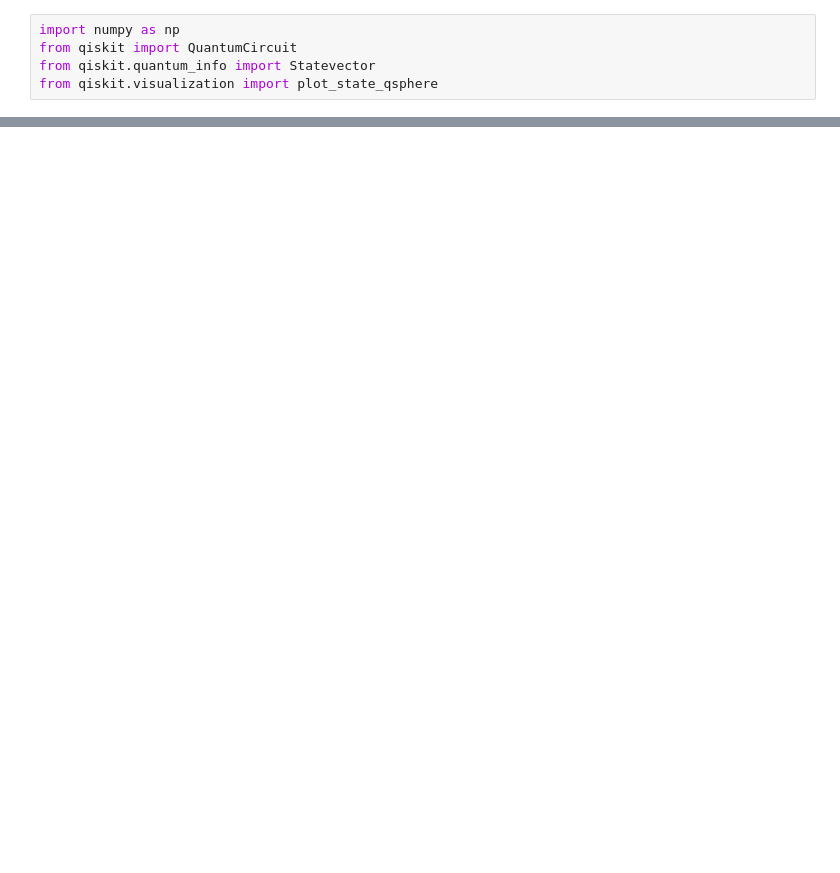
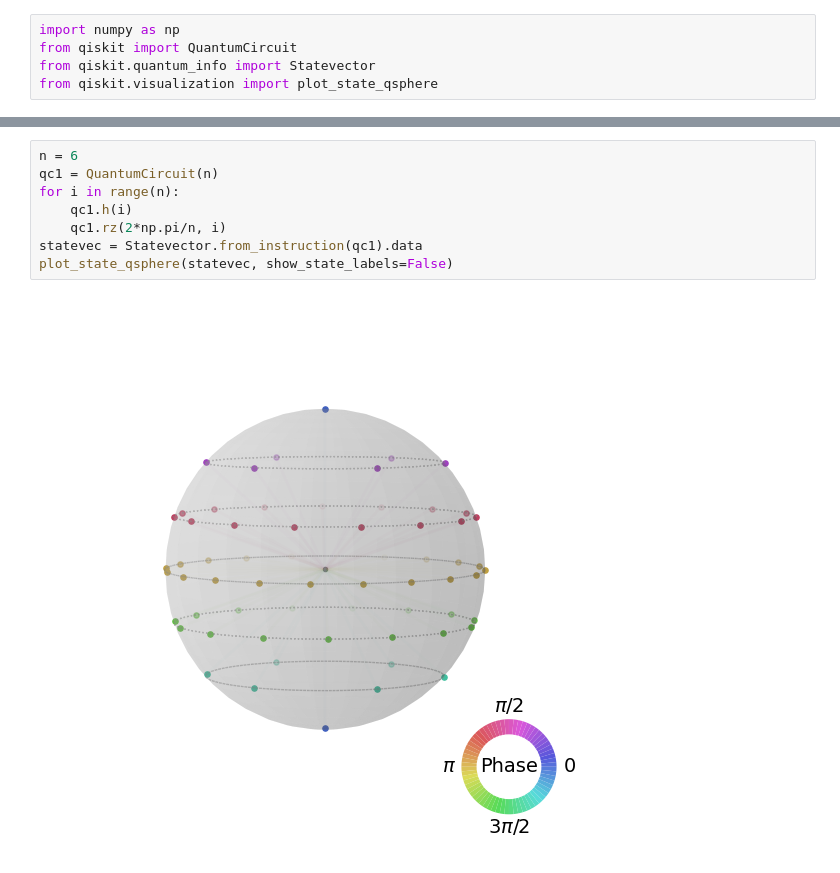
Before and after one commit to vnikonov63/quantum-learning, a Jupyter notebook: Untitled.ipynb, the cells around one changed output, grey strips where cells are left out. Cells and saved outputs as stored; diff of their text form; blank space fills up the shorter version.

```diff
--- a/Untitled.ipynb
+++ b/Untitled.ipynb
@@ -14,0 +28,10 @@ plot_state_qsphere(statevec)
+# %%
+n = 6
+qc1 = QuantumCircuit(n)
+for i in range(n):
+    qc1.h(i)
+    qc1.rz(2*np.pi/n, i)
+statevec = Statevector.from_instruction(qc1).data
+plot_state_qsphere(statevec, show_state_labels=False)
+# %% [output]
+[figure, added]
```
Also changed, not shown: parts of 3 cells of this notebook.
